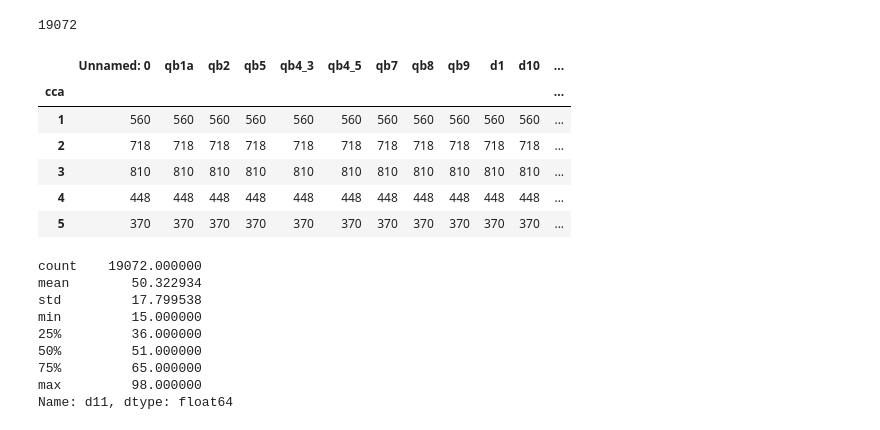
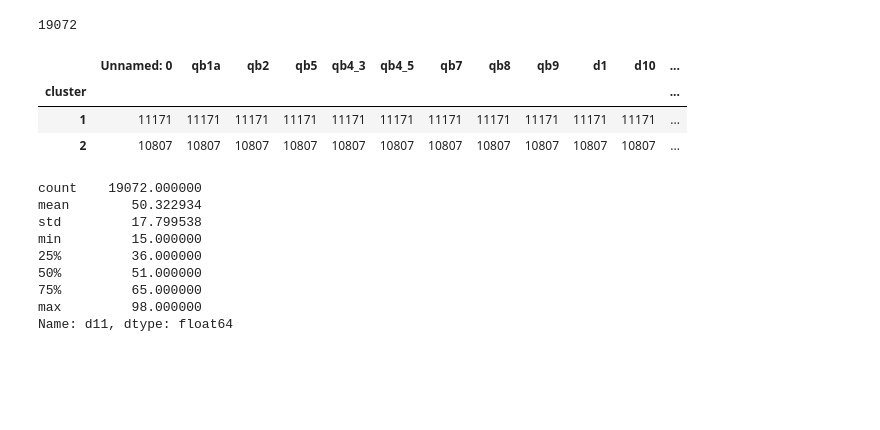
Before and after one commit to claudiagiuspoli/pro-environmental-behaviour, a Jupyter notebook: data viz.ipynb, the cells around one changed output. Drawn from its saved outputs; the diff is of its cells as text; code cells hidden in the pictures; blank space fills up the shorter version.

```diff
--- a/data viz.ipynb
+++ b/data viz.ipynb
@@ -9,6 +9,9 @@ from geopy.geocoders import Nominatim
 
 
 df =pd.read_csv('df-climatechange.csv')
+df = df.drop(['Unnamed: 0', 'Unnamed: 0.1', 'qb1a'], axis = 1)
+df['Risk Percepetion Level'] = ['Obs. with high-risk perception' if x >= 6 else 'Obs. with low-risk perception' for x in df['qb2']]
+
 df1 = df[df.qb2 >= 6]
 df2 = df[df.qb2 <= 5]
 df.head()
@@ -1079,15 +1195,12 @@ len(df1)
 # %% [output]
 19072
 # %%
-df2.groupby('cca').count()
+df.groupby('cluster').count()
 # %% [output]
 |  | Unnamed: 0 | qb1a | qb2 | qb5 | qb4_3 | qb4_5 | qb7 | qb8 | qb9 | d1 | d10 | ... |
-| cca |  |  |  |  |  |  |  |  |  |  |  | ... |
-| 1 | 560 | 560 | 560 | 560 | 560 | 560 | 560 | 560 | 560 | 560 | 560 | ... |
-| 2 | 718 | 718 | 718 | 718 | 718 | 718 | 718 | 718 | 718 | 718 | 718 | ... |
-| 3 | 810 | 810 | 810 | 810 | 810 | 810 | 810 | 810 | 810 | 810 | 810 | ... |
-| 4 | 448 | 448 | 448 | 448 | 448 | 448 | 448 | 448 | 448 | 448 | 448 | ... |
-| 5 | 370 | 370 | 370 | 370 | 370 | 370 | 370 | 370 | 370 | 370 | 370 | ... |
+| cluster |  |  |  |  |  |  |  |  |  |  |  | ... |
+| 1 | 11171 | 11171 | 11171 | 11171 | 11171 | 11171 | 11171 | 11171 | 11171 | 11171 | 11171 | ... |
+| 2 | 10807 | 10807 | 10807 | 10807 | 10807 | 10807 | 10807 | 10807 | 10807 | 10807 | 10807 | ... |
 # %%
 df1.d11.describe()
 # %% [output]
```
Also changed, not shown: parts of 13 cells of this notebook, 6 other files.
